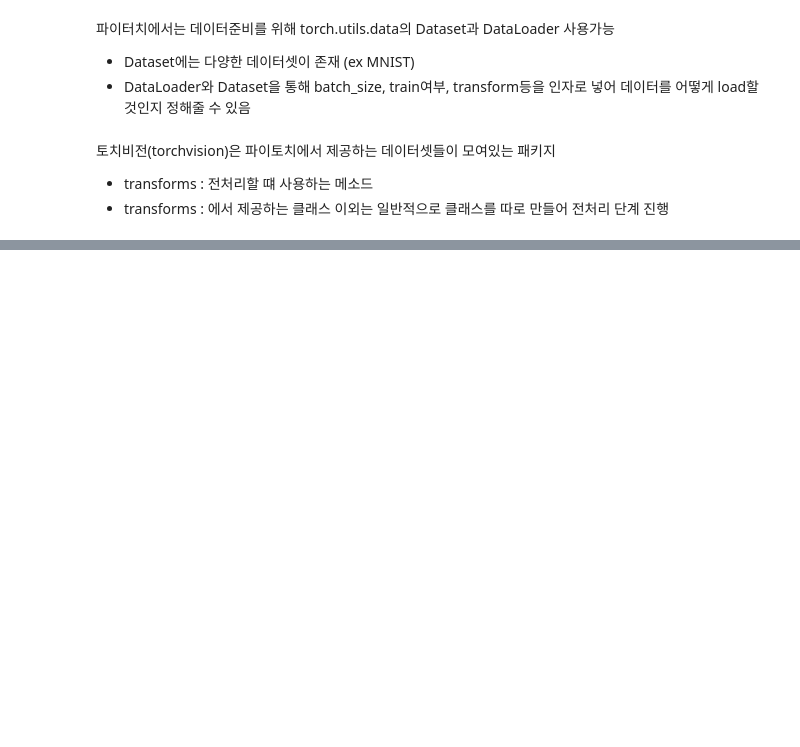
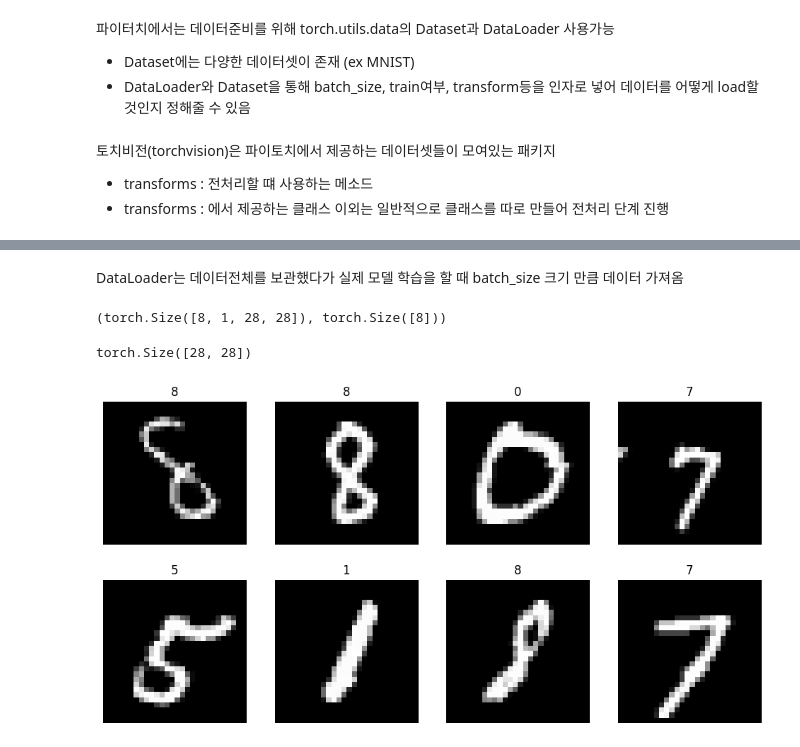
Before and after one commit to Jeon-ChanYoung/MNIST-digit-recognition, a Jupyter notebook: torch_tutorial.ipynb, the cells around one changed output, grey strips where cells are left out. Drawn from its saved outputs; the diff is of its cells as text; code cells hidden in the pictures; blank space fills up the shorter version.

```diff
--- a/torch_tutorial.ipynb
+++ b/torch_tutorial.ipynb
@@ -213,0 +219,11 @@ from torchvision import datasets
+# %%
+mnist_transform = transforms.Compose([
+    transforms.ToTensor(),
+    transforms.Normalize(mean=(0.5,), std=(1.0,))
+])
+# %%
+PATH = "./"
+trainset = datasets.MNIST(PATH, train=True, transform=mnist_transform)
+testset = datasets.MNIST(PATH, train=False, transform=mnist_transform)
+# %% [markdown]
+DataLoader는 데이터전체를 보관했다가 실제 모델 학습을 할 때 batch_size 크기 만큼 데이터 가져옴
@@ -213,0 +233,26 @@ from torchvision import datasets
+# %%
+dataiter = iter(train_loader)
+images, labels = next(dataiter)
+images.shape, labels.shape
+# %% [output]
+(torch.Size([8, 1, 28, 28]), torch.Size([8]))
+# %%
+torch_image = torch.squeeze(images[0]) # 차원 축소
+torch_image.shape
+# %% [output]
+torch.Size([28, 28])
+# %%
+import matplotlib.pyplot as plt
+
+figure = plt.figure(figsize=(12, 6))
+cols, rows = 4, 2
+for i in range(1, cols * rows + 1):
+    sample_idx = torch.randint(len(trainset), size=(1,)).item()
+    img, label = trainset[sample_idx]
+    figure.add_subplot(rows, cols, i)
+    plt.title(label)
+    plt.axis('off')
+    plt.imshow(img.squeeze(), cmap='gray')
+plt.show()
+# %% [output]
+[figure, added]
```
Also changed, not shown: parts of 78 cells of this notebook, 9 other files.
